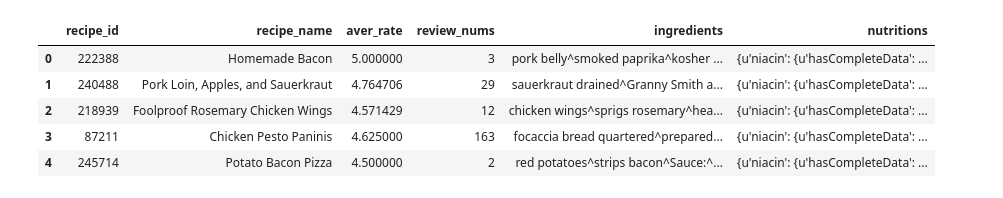
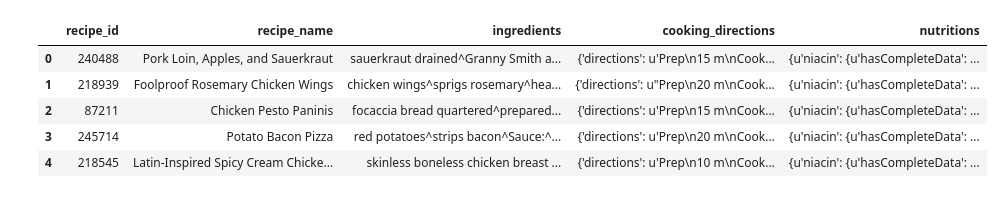
Before and after one commit to fall2020-capstone-superwoman/project_shared_repo, a Jupyter notebook: model/recipe_prediction.ipynb, the cells around one changed output. Saved outputs shown, nothing was run; the diff lists cells and outputs as text; code cells hidden in the pictures.

```diff
--- a/model/recipe_prediction.ipynb
+++ b/model/recipe_prediction.ipynb
@@ -17,16 +17,16 @@ import seaborn as sns
 
 from strsimpy.cosine import Cosine
 # %%
-recipe = pd.read_csv('raw-data_recipe.csv')
-recipe = recipe.drop(columns=['image_url', 'cooking_directions', 'reviews'])
+recipe = pd.read_csv('core-data_recipe.csv')
+recipe = recipe.drop(columns=['image_url'])
 recipe.head()
 # %% [output]
-|  | recipe_id | recipe_name | aver_rate | review_nums | ingredients | nutritions |
-| 0 | 222388 | Homemade Bacon | 5.000000 | 3 | pork belly^smoked paprika^kosher ... | {u'niacin': {u'hasCompleteData': ... |
-| 1 | 240488 | Pork Loin, Apples, and Sauerkraut | 4.764706 | 29 | sauerkraut drained^Granny Smith a... | {u'niacin': {u'hasCompleteData': ... |
-| 2 | 218939 | Foolproof Rosemary Chicken Wings | 4.571429 | 12 | chicken wings^sprigs rosemary^hea... | {u'niacin': {u'hasCompleteData': ... |
-| 3 | 87211 | Chicken Pesto Paninis | 4.625000 | 163 | focaccia bread quartered^prepared... | {u'niacin': {u'hasCompleteData': ... |
-| 4 | 245714 | Potato Bacon Pizza | 4.500000 | 2 | red potatoes^strips bacon^Sauce:^... | {u'niacin': {u'hasCompleteData': ... |
+|  | recipe_id | recipe_name | ingredients | cooking_directions | nutritions |
+| 0 | 240488 | Pork Loin, Apples, and Sauerkraut | sauerkraut drained^Granny Smith a... | {'directions': u'Prep\n15 m\nCook... | {u'niacin': {u'hasCompleteData': ... |
+| 1 | 218939 | Foolproof Rosemary Chicken Wings | chicken wings^sprigs rosemary^hea... | {'directions': u"Prep\n20 m\nCook... | {u'niacin': {u'hasCompleteData': ... |
+| 2 | 87211 | Chicken Pesto Paninis | focaccia bread quartered^prepared... | {'directions': u'Prep\n15 m\nCook... | {u'niacin': {u'hasCompleteData': ... |
+| 3 | 245714 | Potato Bacon Pizza | red potatoes^strips bacon^Sauce:^... | {'directions': u'Prep\n20 m\nCook... | {u'niacin': {u'hasCompleteData': ... |
+| 4 | 218545 | Latin-Inspired Spicy Cream Chicke... | skinless boneless chicken breast ... | {'directions': u'Prep\n10 m\nCook... | {u'niacin': {u'hasCompleteData': ... |
 # %%
 df = recipe
 df.replace("[^a-zA-Z]"," ",regex=True, inplace=True)
```
Also changed, not shown: parts of 12 cells of this notebook.
